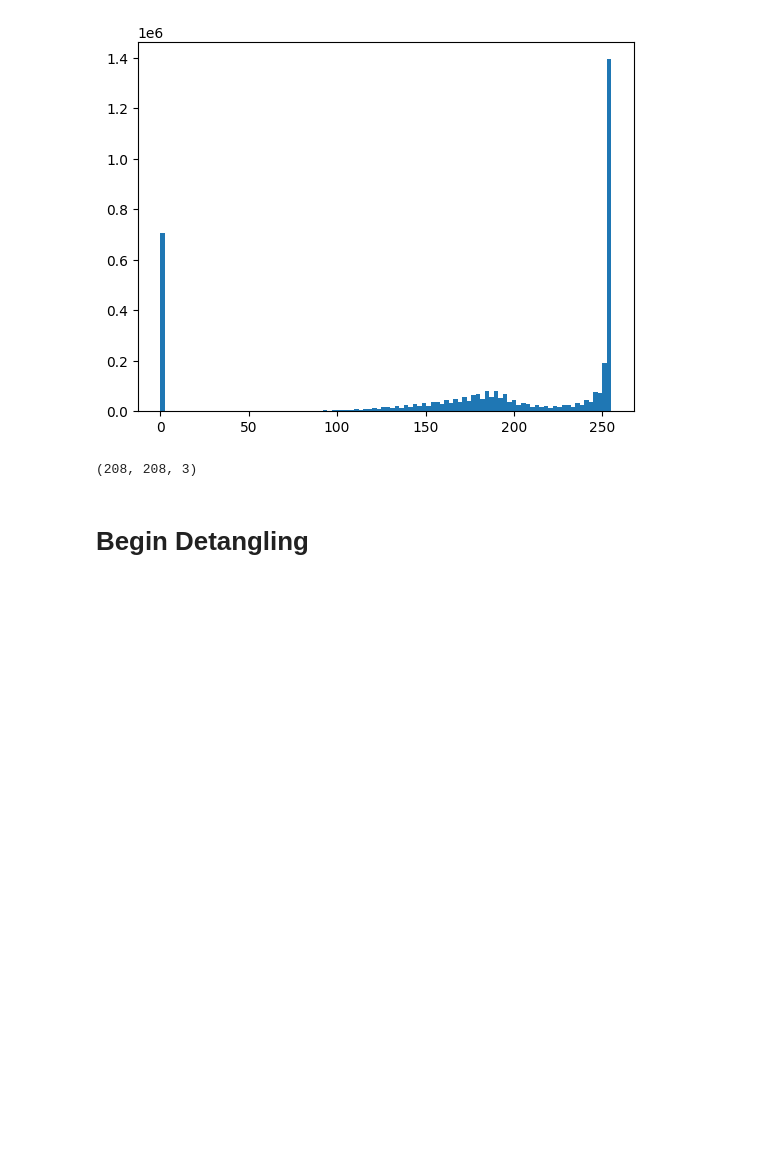
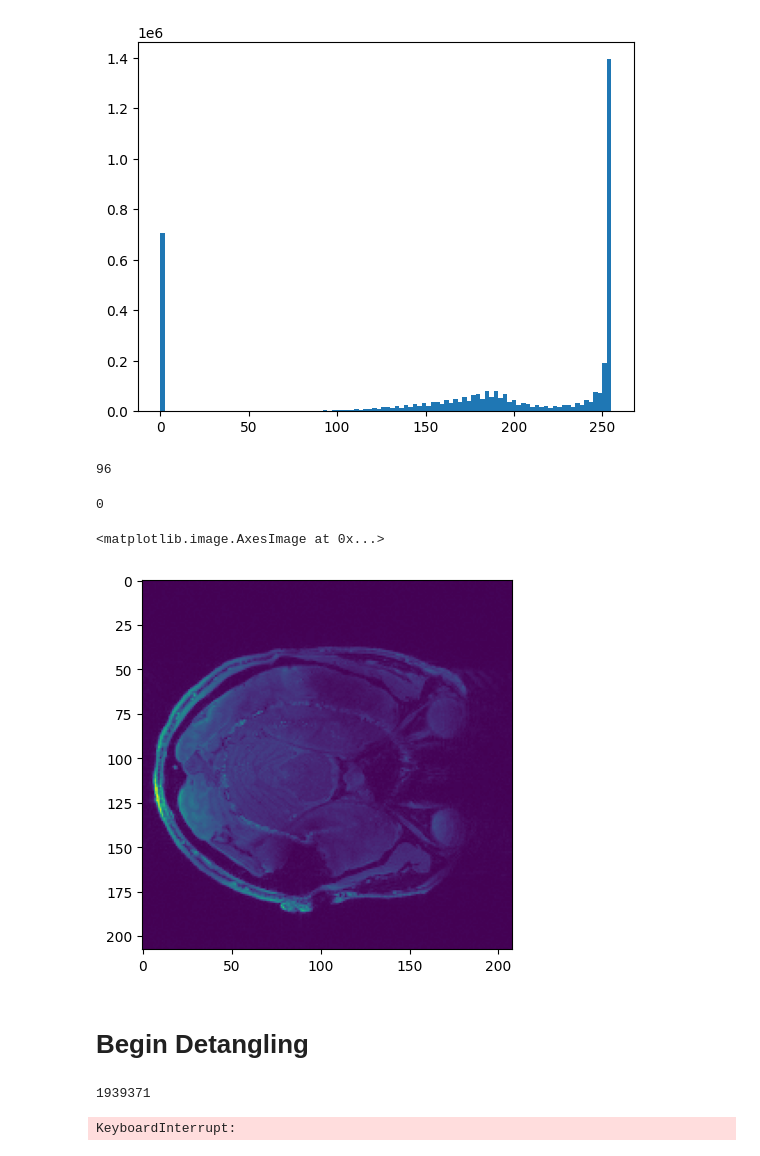
Before and after one commit to Mehdi5578/3DPU_Plateau_Problem, a Jupyter notebook: 3D_Skull_Stripping.ipynb, the cells around one changed output. Drawn from its saved outputs; the diff is of its cells as text; code cells hidden in the pictures; blank space fills up the shorter version.

```diff
--- a/3D_Skull_Stripping.ipynb
+++ b/3D_Skull_Stripping.ipynb
@@ -99,7 +99,7 @@ def compute_otsu_criteria(im, th):
 # %%
 def find_best_threshold(im):
     threshold_range = range(int(np.max((im)))+1)
-    criterias = [compute_otsu_criteria(im, th) for th in tqdm(threshold_range)]
+    criterias = [compute_otsu_criteria(im, th) for th in (threshold_range)]
     best_threshold = threshold_range[np.argmin(criterias)]
     return best_threshold
 # %% [markdown]
@@ -232,7 +232,7 @@ mask = np.array(mag_data > 46,np.uint8)[:,:,45]
 image = cv2.cvtColor(mask, cv2.COLOR_GRAY2BGR)
-# %%
-image.shape
-# %% [output]
-(208, 208, 3)
+# %%
+mag_data.shape[2]
+# %% [output]
+96
 # %%
 import cv2
@@ -273,2 +289,71 @@ cv2.waitKey(0)
+# %%
+cv2.imshow("Thresholded Image", im_th)
+cv2.imshow("Floodfilled Image", im_floodfill)
+cv2.imshow("Inverted Floodfilled Image", im_floodfill_inv)
+cv2.imshow("Foreground", im_out)
+cv2.waitKey(0)
+# %% [output]
+0
+# %%
+plt.figure()
+# plt.imshow(Mask[:,:,19])
+
+M = mag_data[:,:,5]
+th = find_best_threshold(M)
+
+im_th = mask = np.array(mag_data > th ,np.uint8)[:,:,5]*255
+
+# Copy the thresholded image.
+im_floodfill = im_th.copy()
+fin1 = time.time()
+
+
+# Mask used to flood filling.
+# Notice the size needs to be 2 pixels than the image.
+h, w = im_th.shape[:2]
+mask = np.zeros((h+2, w+2), np.uint8)
+
+fin2 = time.time()
+
+# Floodfill from point (0, 0)
+cv2.floodFill(im_floodfill, mask, (0,0), 255);
+
+# Invert floodfilled image
+im_floodfill_inv = cv2.bitwise_not(im_floodfill)
+fin3 = time.time()
+
+
+# Combine the two images to get the foreground.
+im_out = im_th | im_floodfill_inv
+
+# Mask[:,:,i] = im_out[:,:,0]
+
+plt.imshow(mag_data[:,:,5])
+# %% [output]
+<matplotlib.image.AxesImage at 0x...>
+[figure, added]
 # %% [markdown]
 # Begin Detangling
+# %%
+psi = data
+shape = psi.shape
+# Store the list of all residuals.
+res = []
+for a in tqdm(range(dim)):
+    res.append(residuals(psi, a))
+marker1 = {}
+unprocess_all(res, marker1)
+
+len(marker1.items())
+# %% [output]
+1939371
+# %%
+import time
+deb = time.time()
+marker2 = {}
+loops = []
+l = residual_loops(loops,marker2,data*Mask)
+fin = time.time()
+print(fin-deb)
+# %% [output]
+KeyboardInterrupt:
```
Also changed, not shown: parts of 6 cells of this notebook, 1 other file.
